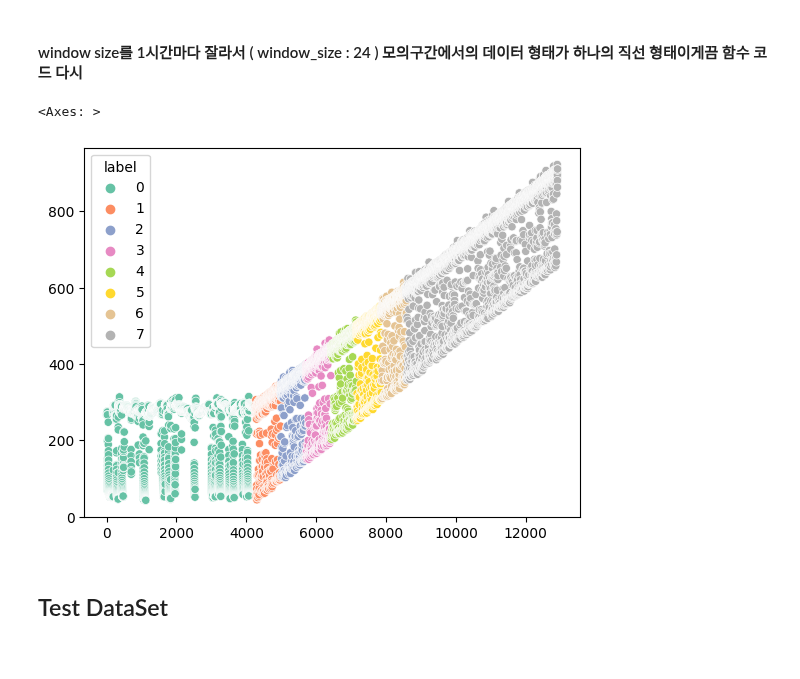
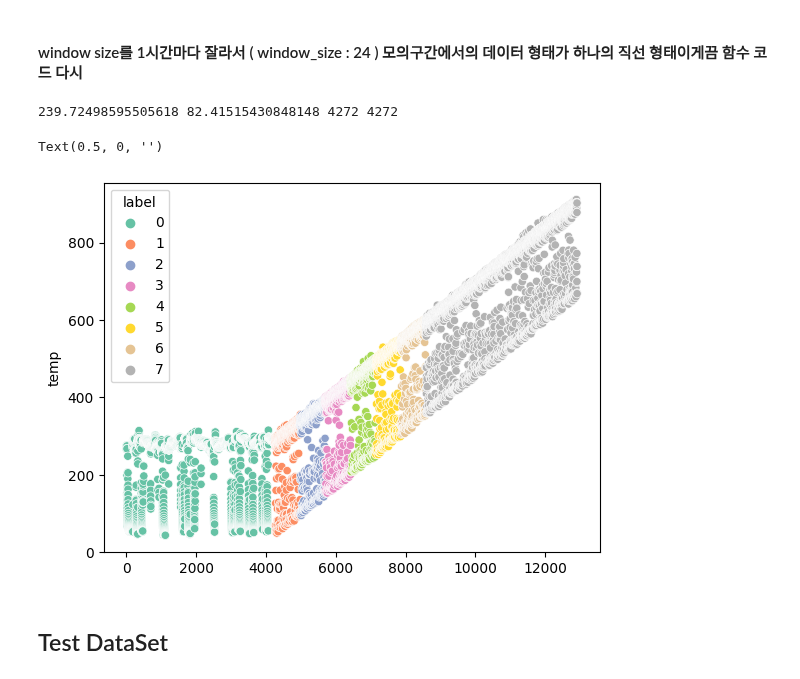
Before and after one commit to ksh914/hanhwa, a Jupyter notebook: data.ipynb, the cells around one changed output. Cells and saved outputs as stored; diff of their text form; code cells hidden in the pictures.

```diff
--- a/data.ipynb
+++ b/data.ipynb
@@ -37,0 +196,13 @@ warnings.filterwarnings('ignore')
+# %%
+def linear_function_1H(data,N,sector,day, hour): # y = ax + 240
+    """
+    data : np.array gas temperature data
+    N : 몇개의 구간으로 나눌 것인지
+    sector : 몇번째 구간의 data인지
+    idx : 특정 구간에서 몇 번째 데이터인지
+    """
+    # calculate gradient (a)
+    dx = 360 / (N+1) # 전체 데이터에 대한 증가율 : 51.4
+    dx_day = dx / 30 # 각 섹터에 대한 증가율 : 1.73
+    dx_hour = dx_day / 24 # 각 시간에 대한 증가율 : 0.072
+    return data + dx * sector + dx_day * day + dx_hour * hour
@@ -53,7 +226,7 @@ for idx in range(1,9): # 1월부터 8월까지
     for i in range(0,len(df_gas_mean['date']),2): # 0, 2, 4,...
 
         # 똑같은 시간(09:00, 09:00) 시간의 GAS TEMP 의 평균을 구해서 하나로 합침
-        MEAN = (df_gas_mean['ME(S) CYL EXH GAS MEAN TEMP'][i] + df_gas_mean['ME(S) CYL EXH GAS MEAN TEMP'][i+1]) / 2
+        #MEAN = (df_gas_mean['ME(S) CYL EXH GAS MEAN TEMP'][i] + df_gas_mean['ME(S) CYL EXH GAS MEAN TEMP'][i+1]) / 2
 
         # df_gas_mean_new_{}인 DataFrame에 값 할당
         globals()['df_gas_mean_new_' + str(idx)]['date'].append(df_gas_mean['date'][i])
@@ -68,3 +241,7 @@ df_gas_mean_new_7['GAS MEAN TEMP'][13893] = 295.035
 df_gas_mean_new_7['GAS MEAN TEMP'][13898:13901] = 295.217
 df_gas_mean_new_7['GAS MEAN TEMP'][14916] = 270.82
 df_gas_mean_new_7['GAS MEAN TEMP'][14945] = 270.72
+
+all_df = pd.concat([df_gas_mean_new_2, df_gas_mean_new_3,df_gas_mean_new_4, df_gas_mean_new_5, df_gas_mean_new_6, df_gas_mean_new_7], axis = 0)
+LEN = len(all_df)
+print("LEN : {}, share : {}, remainder : {}".format(LEN, LEN // 60, LEN % 60))
@@ -157,6 +570,34 @@ print(np.mean(MEAN_TEMP_2_to_7), np.std(MEAN_TEMP_2_to_7), len(MEAN_TEMP_2_to_7)
 # %% [markdown]
 #### window size를 1시간마다 잘라서 ( window_size : 24 ) 모의구간에서의 데이터 형태가 하나의 직선 형태이게끔 함수 코드 다시
 # %%
+MEAN_TEMP_2_to_7 = []
+MEAN_TEMP_2_to_7_label = []
+for i in range(2,8):
+    dataset = globals()['df_gas_mean_new_{}'.format(i)]
+    LEN = len(dataset['GAS MEAN TEMP'])
+    share, remainder = LEN // 60, LEN % 60
+
+    for i in range(share):
+        MEAN_TEMP_2_to_7.append(round(dataset['GAS MEAN TEMP'][(i)*60:(i+1)*60].mean(), 2))
+        MEAN_TEMP_2_to_7_label.append(0)
+    if remainder != 0:
+        MEAN_TEMP_2_to_7.append(round(dataset['GAS MEAN TEMP'][share * 60:].mean(),2))
+        MEAN_TEMP_2_to_7_label.append(0)
+print(np.mean(MEAN_TEMP_2_to_7), np.std(MEAN_TEMP_2_to_7), len(MEAN_TEMP_2_to_7), len(MEAN_TEMP_2_to_7_label))
+
+
+def linear_function(data,N,sector): # y = ax + 240
+    """
+    data : np.array gas temperature data
+    N : 몇개의 구간으로 나눌 것인지
+    sector : 몇번째 구간의 data인지
+    """
+    # calculate gradient (a)
+    a = 360 / (N+1)
+    return data + a * sector - a
+#print(linear_function(L,sector = 1))
+
+
 def linear_function_24(data,N,sector,idx): # y = ax + 240
     """
     data : np.array gas temperature data
@@ -179,38 +620,40 @@ label = []
 for i in range(6):
 	random_temp = np.random.choice(MEAN_TEMP_2_to_7, 720)
 	for j in range(30):
 		tmp = np.random.choice(random_temp, 24) # 하루치 데이터
 		data_temp = linear_function_24(tmp, N = 6, sector = i+1, idx = j )
 		label_tmp = [i+1] * 24
 		np.random.shuffle(data_temp)
 		discuss_data.extend(data_temp)
 		label.extend(label_tmp)
 
 
 for i in range(6):
 	random_temp = np.random.choice(MEAN_TEMP_2_to_7, 720)
 	for j in range(30):
 		tmp = np.random.choice(random_temp, 24)
-		data_temp = linear_function_24(tmp, N = 6, sector = i+7, idx = j )
+		data_temp = linear_function_24(tmp, N = 6, sector = i + 7, idx = j)
 		label_tmp = [7] * 24
 		np.random.shuffle(data_temp)
 		discuss_data.extend(data_temp)
 		label.extend(label_tmp)
 
 
 
 df = pd.DataFrame({
     'time' : np.arange(1,12913),
     'temp' : np.concatenate([MEAN_TEMP_2_to_7, discuss_data], axis = 0),
     'label' : np.concatenate([MEAN_TEMP_2_to_7_label, label], axis = 0)
 })
 
 MEAN_TEMP_2_to_7.extend(discuss_data)
-x = np.arange(len(MEAN_TEMP_2_to_7))
-sns.scatterplot(x = x, y = MEAN_TEMP_2_to_7, hue = 'label', data = df, palette = 'Set2')
+
+sns.scatterplot(x = 'time', y = 'temp', hue = 'label', data = df, palette = 'Set2')
+plt.xlabel('')
 # %% [output]
-<Axes: >
+239.72498595505618 82.41515430848148 4272 4272
+Text(0.5, 0, '')
-[figure, old version]
+[figure, new version]
 # %% [markdown]
 ## Test DataSet
 # %%
```
Also changed, not shown: parts of 40 cells of this notebook, 10 other files.
